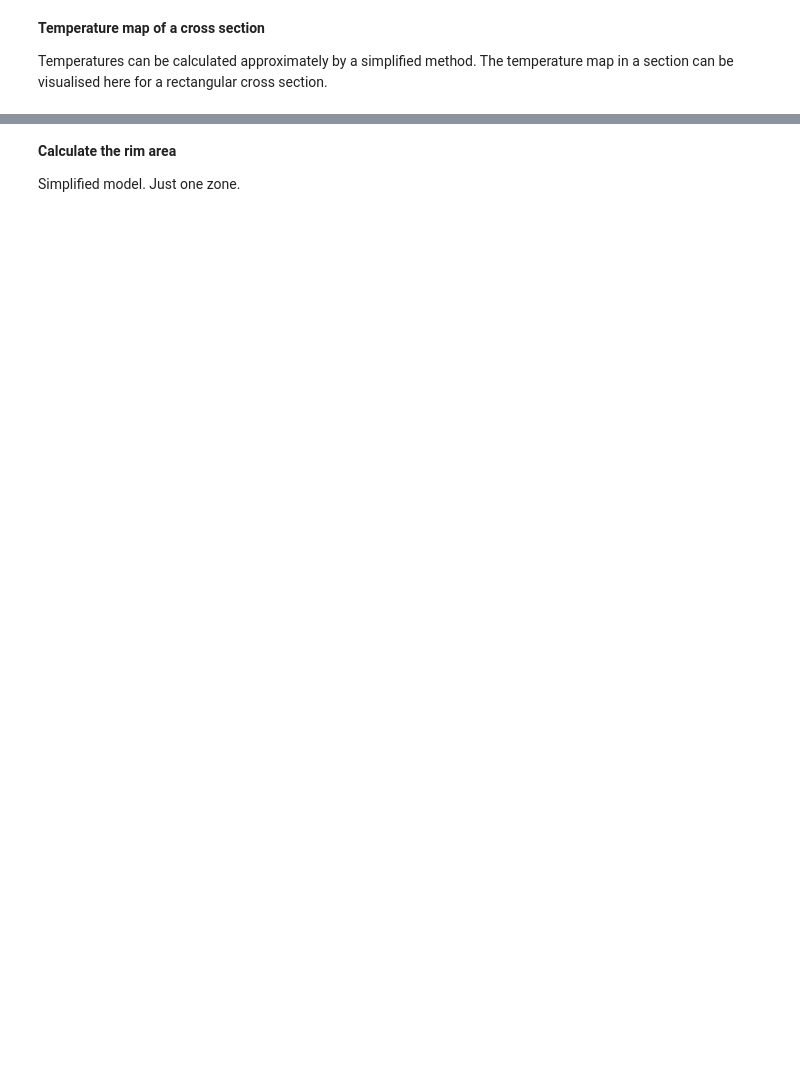
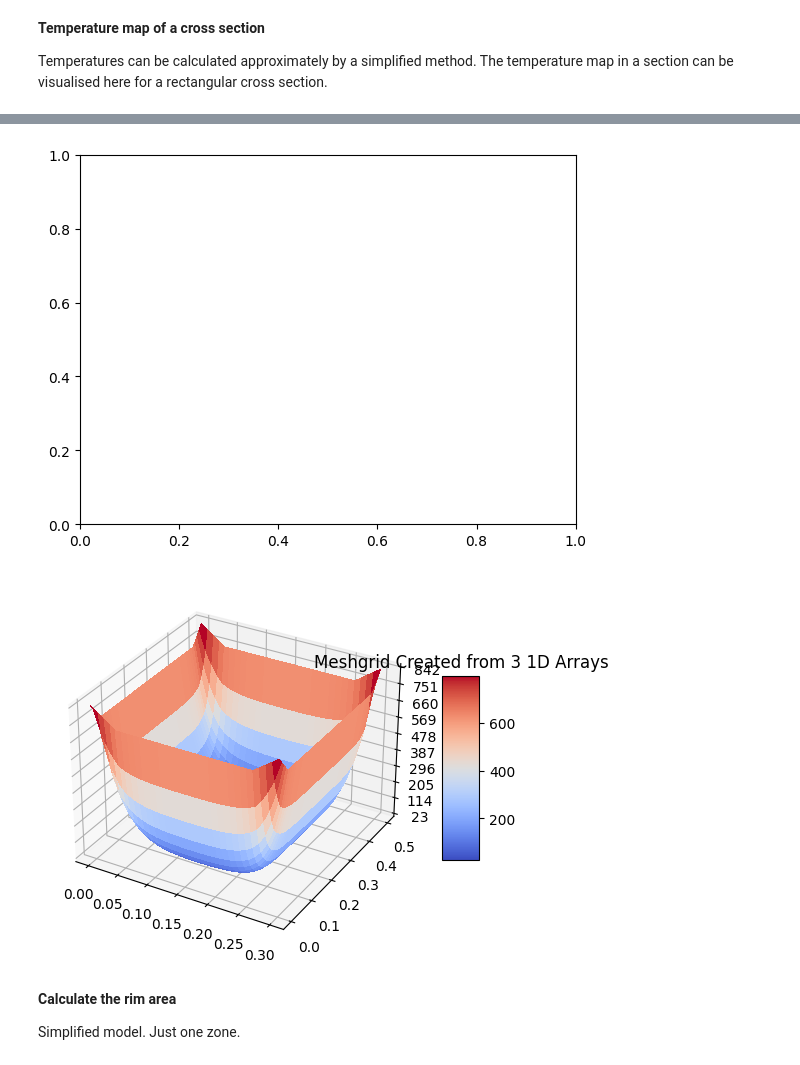
Before and after one commit to pcachim/eurocodesnb, a Jupyter notebook: ec2/fire/ec2-fire-simplified.ipynb, the cells around one changed output, grey strips where cells are left out. Saved outputs shown, nothing was run; the diff lists cells and outputs as text; code cells hidden in the pictures; blank space fills up the shorter version.

```diff
--- a/ec2/fire/ec2-fire-simplified.ipynb
+++ b/ec2/fire/ec2-fire-simplified.ipynb
@@ -161,31 +166,34 @@ vbox
 # %%
 import numpy as np
 import matplotlib.pyplot as plt
 from matplotlib import cm
 from matplotlib.ticker import LinearLocator, FormatStrFormatter
-from mpl_toolkits.mplot3d import Axes3D
 
 ny = int(wby.value/0.01+1)
 nz = int(wbz.value/0.01+1)
 
 Y, Z = np.meshgrid(np.linspace(0.0, wby.value, num=ny), np.linspace(0.0, wbz.value, num=nz))
 tmp = np.vectorize(temp)
 T = tmp(wrfi.value*60, Y, Z, wby.value, wbz.value, wyside.value, wzside.value)
 
 # Ready to plot
 fig = plt.figure()
-ax = fig.gca(projection='3d')
+# ax = fig.gca(projection='3d') depracated
+ax = plt.figure().add_subplot(projection='3d')
 surf = ax.plot_surface(Y, Z, T, rstride=1, cstride=1, cmap=cm.coolwarm,
                        linewidth=0, antialiased=False)
 #ax.set_zlim(-1.01, 1.01)
 
 ax.zaxis.set_major_locator(LinearLocator(10))
 ax.zaxis.set_major_formatter(FormatStrFormatter('%.0f'))
 
 fig.colorbar(surf, shrink=0.5, aspect=5)
-plt.title('Meshgrid Created from 3 1D Arrays')
+plt.title('Temperature profile')
 
 plt.show()
+# %% [output]
+[figure, added]
+[figure, added]
 # %%
 df = calc_temperature(wby.value, wbz.value, wyside.value, wzside.value, wrfi.value)
 z = df.values
```
Also changed, not shown: parts of 5 cells of this notebook, 4 other files.
